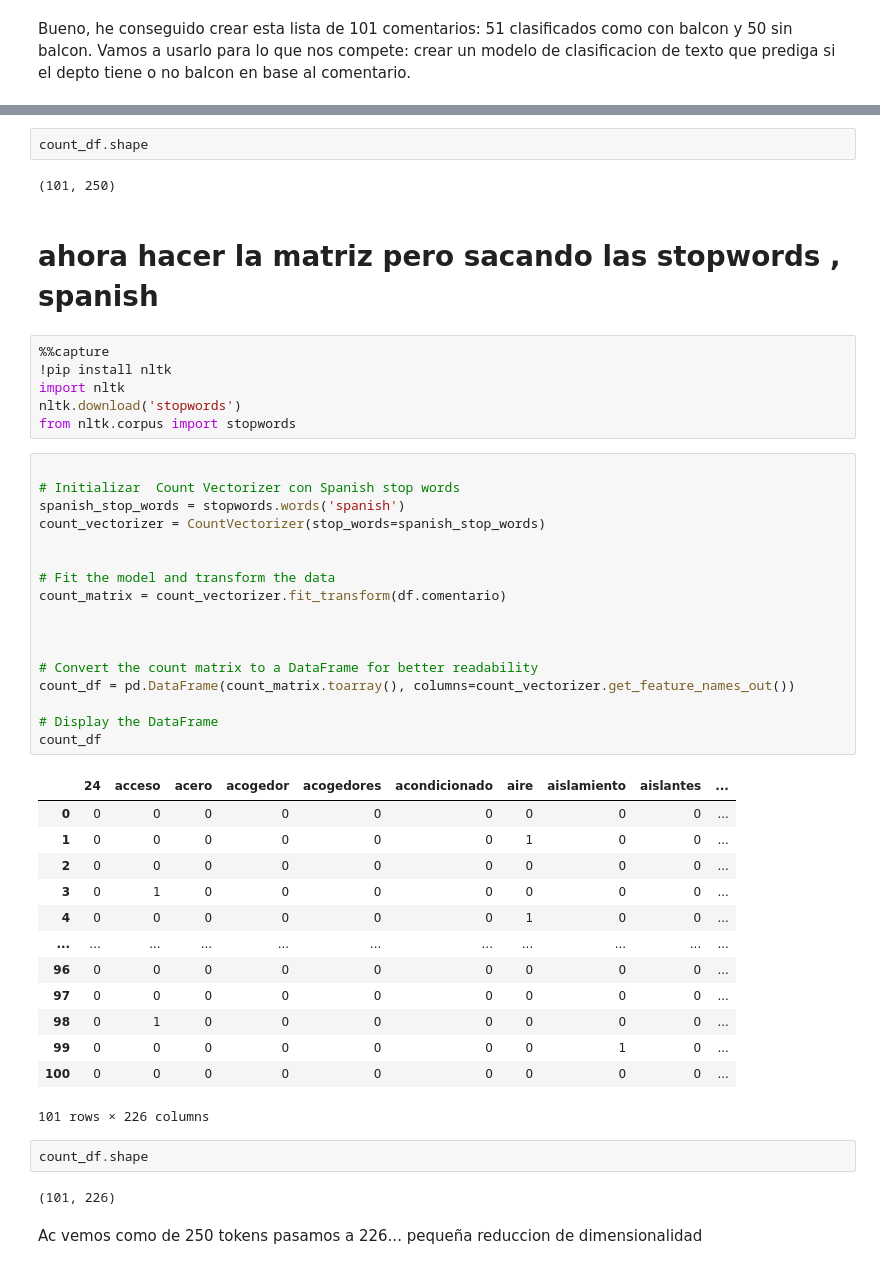
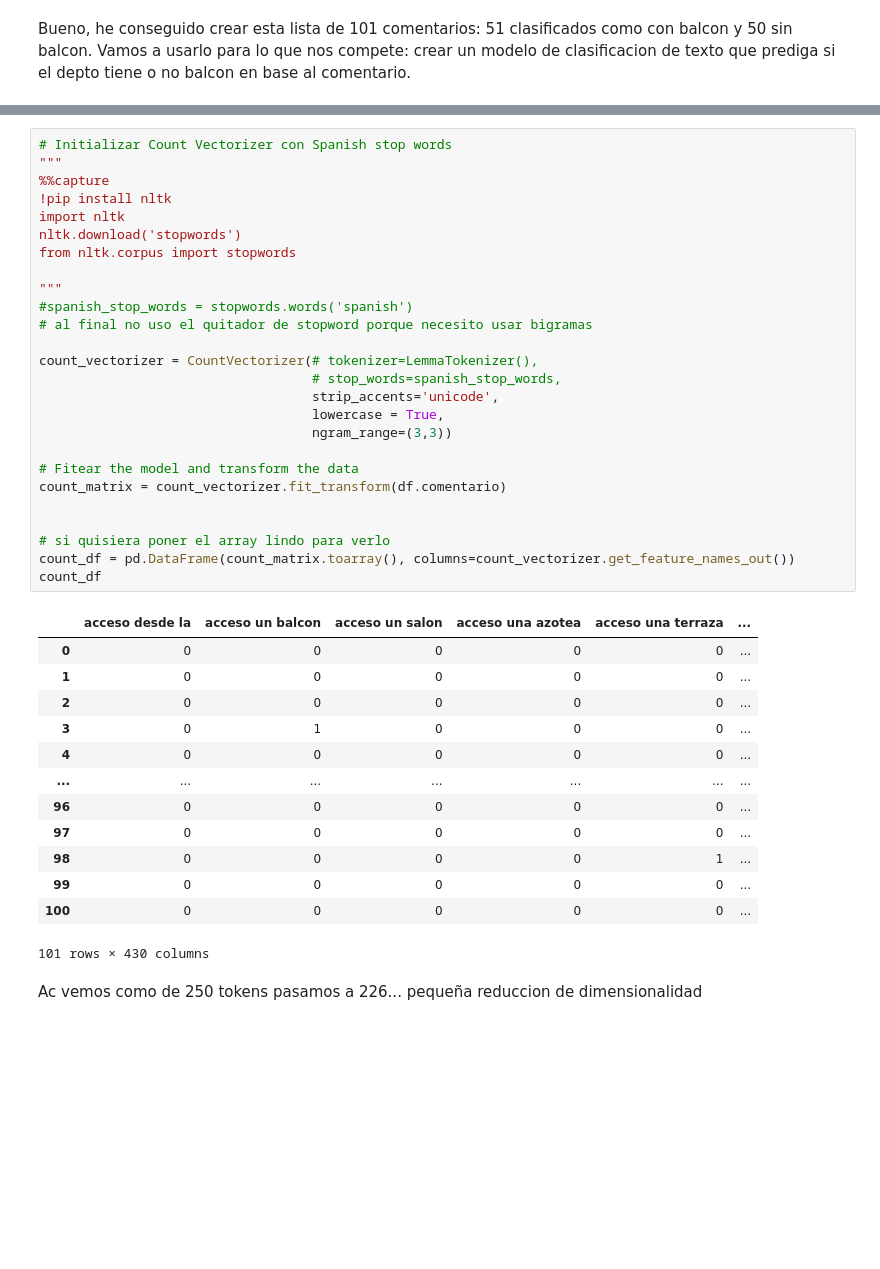
Before and after one commit to LuisaBeccar/proyecto_nlp, a Jupyter notebook: classification_apartments.ipynb, the cells around one changed output, grey strips where cells are left out. Cells and saved outputs as stored; diff of their text form; blank space fills up the shorter version.

```diff
--- a/classification_apartments.ipynb
+++ b/classification_apartments.ipynb
@@ -133,50 +90,43 @@ count_df
-# %%
-count_df.shape
-# %% [output]
-(101, 250)
-# %% [markdown]
-# ahora hacer la matriz pero sacando las stopwords , spanish
-# %%
-%%capture
-!pip install nltk
-import nltk
-nltk.download('stopwords')
-from nltk.corpus import stopwords
 # %%
+# Initializar Count Vectorizer con Spanish stop words
+"""
+%%capture
+!pip install nltk
+import nltk
+nltk.download('stopwords')
+from nltk.corpus import stopwords
 
-# Initializar  Count Vectorizer con Spanish stop words
-spanish_stop_words = stopwords.words('spanish')
-count_vectorizer = CountVectorizer(stop_words=spanish_stop_words)
+"""
+#spanish_stop_words = stopwords.words('spanish')
+# al final no uso el quitador de stopword porque necesito usar bigramas
 
+count_vectorizer = CountVectorizer(# tokenizer=LemmaTokenizer(),
+                                   # stop_words=spanish_stop_words,
+                                   strip_accents='unicode',
+                                   lowercase = True,
+                                   ngram_range=(3,3))
 
-# Fit the model and transform the data
+# Fitear the model and transform the data
 count_matrix = count_vectorizer.fit_transform(df.comentario)
 
 
-
-# Convert the count matrix to a DataFrame for better readability
+# si quisiera poner el array lindo para verlo
 count_df = pd.DataFrame(count_matrix.toarray(), columns=count_vectorizer.get_feature_names_out())
-
-# Display the DataFrame
 count_df
 # %% [output]
-|  | 24 | acceso | acero | acogedor | acogedores | acondicionado | aire | aislamiento | aislantes | ... |
-| 0 | 0 | 0 | 0 | 0 | 0 | 0 | 0 | 0 | 0 | ... |
-| 1 | 0 | 0 | 0 | 0 | 0 | 0 | 1 | 0 | 0 | ... |
-| 2 | 0 | 0 | 0 | 0 | 0 | 0 | 0 | 0 | 0 | ... |
-| 3 | 0 | 1 | 0 | 0 | 0 | 0 | 0 | 0 | 0 | ... |
-| 4 | 0 | 0 | 0 | 0 | 0 | 0 | 1 | 0 | 0 | ... |
-| ... | ... | ... | ... | ... | ... | ... | ... | ... | ... | ... |
-| 96 | 0 | 0 | 0 | 0 | 0 | 0 | 0 | 0 | 0 | ... |
-| 97 | 0 | 0 | 0 | 0 | 0 | 0 | 0 | 0 | 0 | ... |
-| 98 | 0 | 1 | 0 | 0 | 0 | 0 | 0 | 0 | 0 | ... |
-| 99 | 0 | 0 | 0 | 0 | 0 | 0 | 0 | 1 | 0 | ... |
-| 100 | 0 | 0 | 0 | 0 | 0 | 0 | 0 | 0 | 0 | ... |
+|  | acceso desde la | acceso un balcon | acceso un salon | acceso una azotea | acceso una terraza | ... |
+| 0 | 0 | 0 | 0 | 0 | 0 | ... |
+| 1 | 0 | 0 | 0 | 0 | 0 | ... |
+| 2 | 0 | 0 | 0 | 0 | 0 | ... |
+| 3 | 0 | 1 | 0 | 0 | 0 | ... |
+| 4 | 0 | 0 | 0 | 0 | 0 | ... |
+| ... | ... | ... | ... | ... | ... | ... |
+| 96 | 0 | 0 | 0 | 0 | 0 | ... |
+| 97 | 0 | 0 | 0 | 0 | 0 | ... |
+| 98 | 0 | 0 | 0 | 0 | 1 | ... |
+| 99 | 0 | 0 | 0 | 0 | 0 | ... |
+| 100 | 0 | 0 | 0 | 0 | 0 | ... |
-101 rows × 226 columns
+101 rows × 430 columns
-# %%
-count_df.shape
-# %% [output]
-(101, 226)
 # %% [markdown]
 Ac vemos como de 250 tokens pasamos a 226... pequeña reduccion de dimensionalidad
 # %%
```
Also changed, not shown: parts of 34 cells of this notebook.
